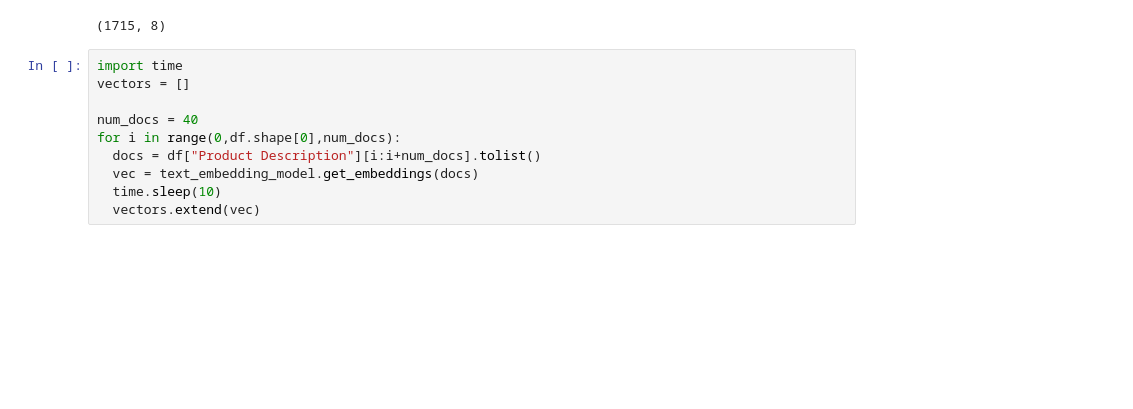
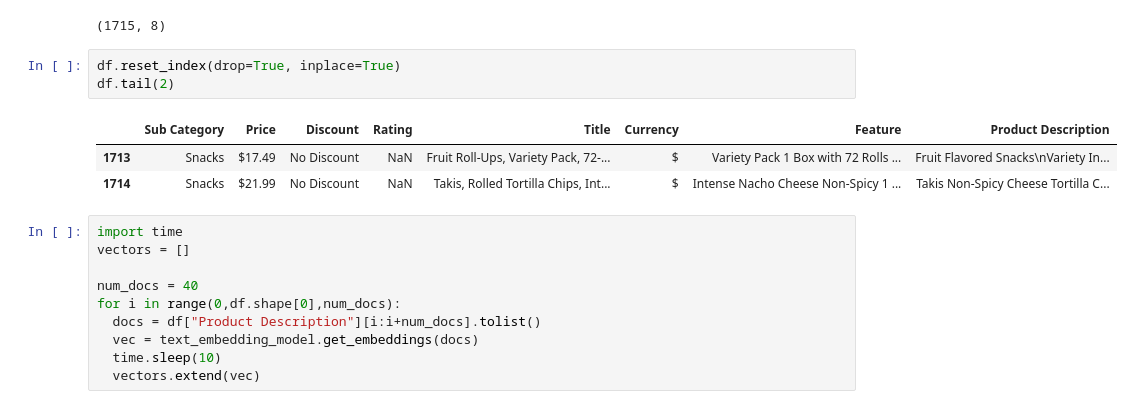
Before and after one commit to anshupandey/Working_with_Large_Language_models, a Jupyter notebook: WWL_C7_Gemini_Embedding_model_Vectorization.ipynb, the cells around one changed output. Drawn from its saved outputs; the diff is of its cells as text; blank space fills up the shorter version.

```diff
--- a/WWL_C7_Gemini_Embedding_model_Vectorization.ipynb
+++ b/WWL_C7_Gemini_Embedding_model_Vectorization.ipynb
@@ -96,6 +108,13 @@ df = df[df["Product Description"].notna()]
 df.shape
 # %% [output]
 (1715, 8)
+# %%
+df.reset_index(drop=True, inplace=True)
+df.tail(2)
+# %% [output]
+|  | Sub Category | Price | Discount | Rating | Title | Currency | Feature | Product Description |
+| 1713 | Snacks | $17.49 | No Discount | NaN | Fruit Roll-Ups, Variety Pack, 72-... | $ | Variety Pack 1 Box with 72 Rolls ... | Fruit Flavored Snacks\nVariety In... |
+| 1714 | Snacks | $21.99 | No Discount | NaN | Takis, Rolled Tortilla Chips, Int... | $ | Intense Nacho Cheese Non-Spicy 1 ... | Takis Non-Spicy Cheese Tortilla C... |
 # %%
 import time
 vectors = []
```
Also changed, not shown: parts of 6 cells of this notebook.
